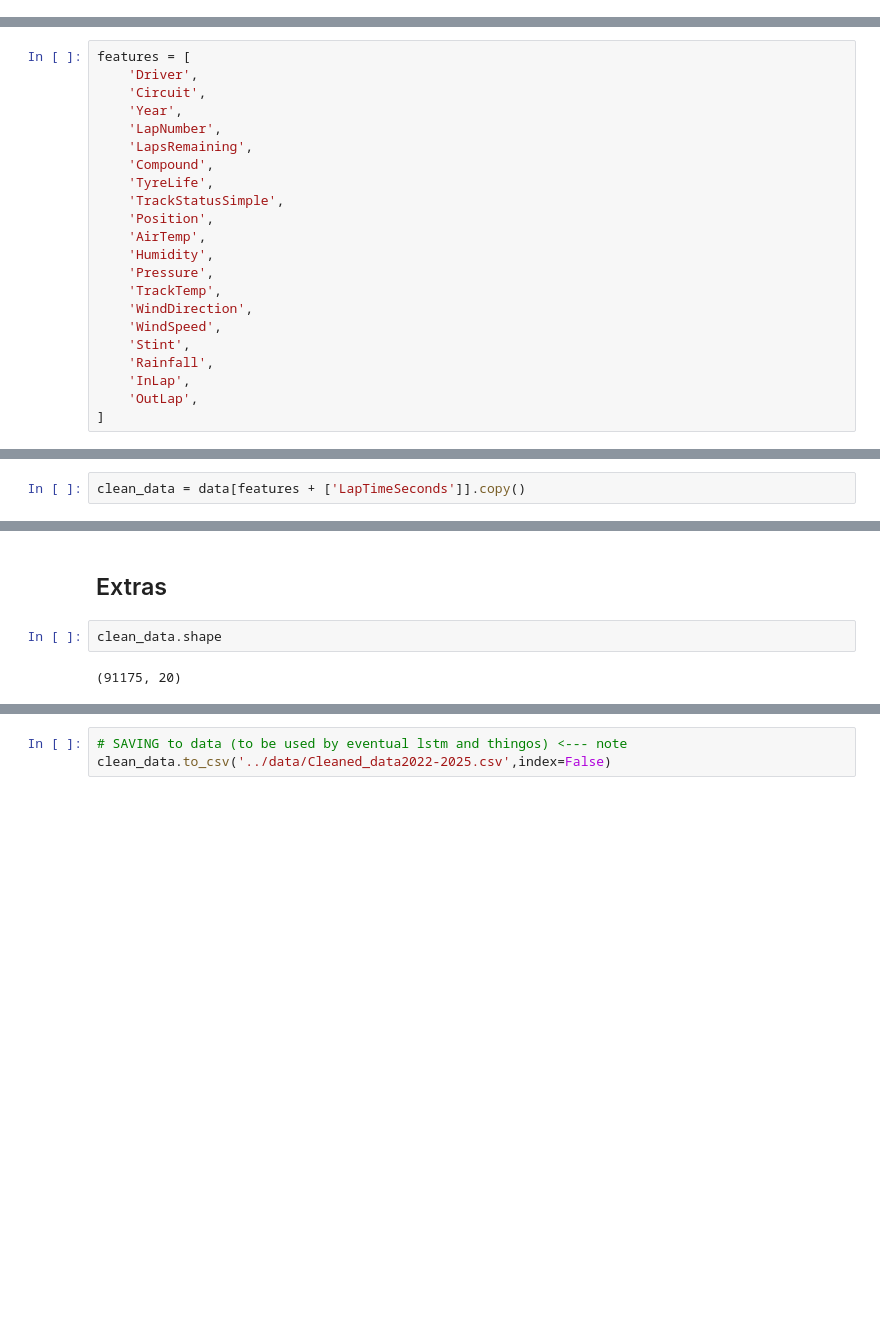
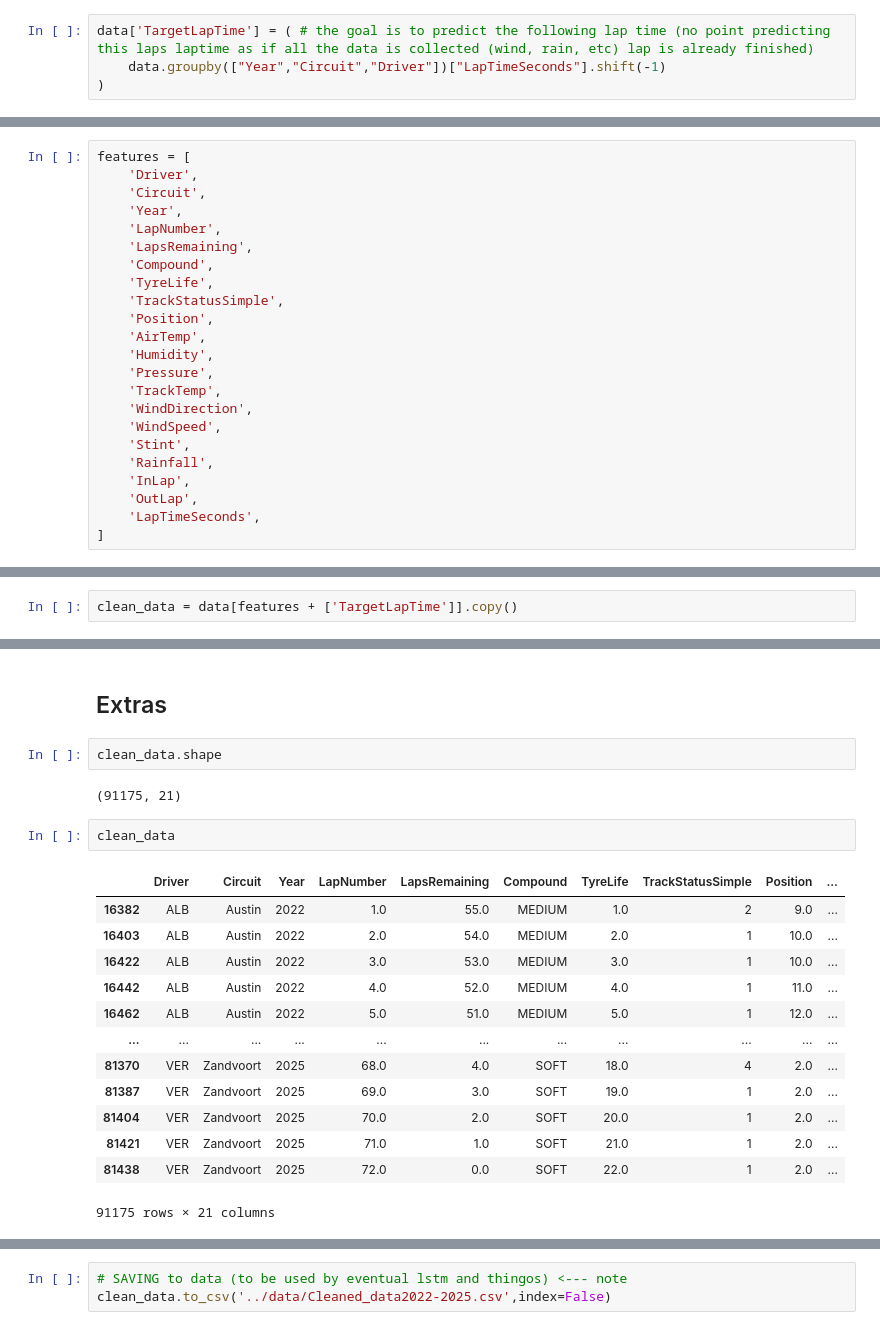
Before and after one commit to brinzeroseven/LapTimePredictorF1, a Jupyter notebook: notebooks/1_CombiningYearData.ipynb, the cells around one changed output, grey strips where cells are left out. Saved outputs shown, nothing was run; the diff lists cells and outputs as text; blank space fills up the shorter version.

Commit message:
Added target lap time to 1_CYD and created 2_tree_models

```diff
--- a/notebooks/1_CombiningYearData.ipynb
+++ b/notebooks/1_CombiningYearData.ipynb
@@ -106,6 +106,10 @@ data.shape
 (91315, 42)
 # %% [markdown]
 ## CREATING FEATURES
+# %%
+data['TargetLapTime'] = ( # the goal is to predict the following lap time (no point predicting this laps laptime as if all the data is collected (wind, rain, etc) lap is already finished)
+    data.groupby(["Year","Circuit","Driver"])["LapTimeSeconds"].shift(-1)
+)
 # %%
 data['InLap'] = data['PitInTime'].notna().astype(int)  # making InLap and OutLap features
 data['OutLap'] = data['PitOutTime'].notna().astype(int)
@@ -224,11 +228,12 @@ features = [
     'Rainfall',
     'InLap',
     'OutLap',
+    'LapTimeSeconds',
 ]
 # %% [markdown]
 ## DEALING WITH MISSING DATA
 # %%
-clean_data = data[features + ['LapTimeSeconds']].copy()
+clean_data = data[features + ['TargetLapTime']].copy()
 # %%
 clean_data.isna().sum()
 # %% [output]
@@ -617,4 +622,20 @@ clean_data = clean_data[
 # %%
 clean_data.shape
 # %% [output]
-(91175, 20)
+(91175, 21)
+# %%
+clean_data
+# %% [output]
+|  | Driver | Circuit | Year | LapNumber | LapsRemaining | Compound | TyreLife | TrackStatusSimple | Position | ... |
+| 16382 | ALB | Austin | 2022 | 1.0 | 55.0 | MEDIUM | 1.0 | 2 | 9.0 | ... |
+| 16403 | ALB | Austin | 2022 | 2.0 | 54.0 | MEDIUM | 2.0 | 1 | 10.0 | ... |
+| 16422 | ALB | Austin | 2022 | 3.0 | 53.0 | MEDIUM | 3.0 | 1 | 10.0 | ... |
+| 16442 | ALB | Austin | 2022 | 4.0 | 52.0 | MEDIUM | 4.0 | 1 | 11.0 | ... |
+| 16462 | ALB | Austin | 2022 | 5.0 | 51.0 | MEDIUM | 5.0 | 1 | 12.0 | ... |
+| ... | ... | ... | ... | ... | ... | ... | ... | ... | ... | ... |
+| 81370 | VER | Zandvoort | 2025 | 68.0 | 4.0 | SOFT | 18.0 | 4 | 2.0 | ... |
+| 81387 | VER | Zandvoort | 2025 | 69.0 | 3.0 | SOFT | 19.0 | 1 | 2.0 | ... |
+| 81404 | VER | Zandvoort | 2025 | 70.0 | 2.0 | SOFT | 20.0 | 1 | 2.0 | ... |
+| 81421 | VER | Zandvoort | 2025 | 71.0 | 1.0 | SOFT | 21.0 | 1 | 2.0 | ... |
+| 81438 | VER | Zandvoort | 2025 | 72.0 | 0.0 | SOFT | 22.0 | 1 | 2.0 | ... |
+91175 rows × 21 columns
```
Also changed, not shown: parts of 8 cells of this notebook, 1 other file.
